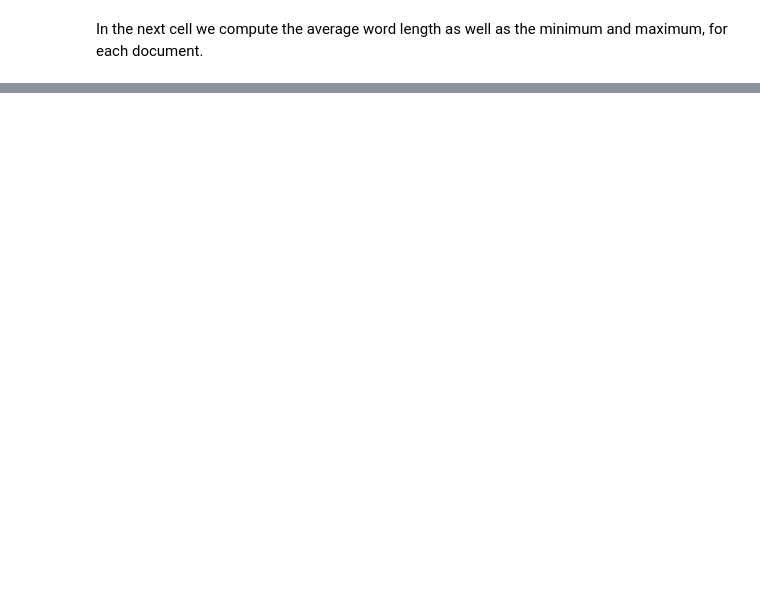
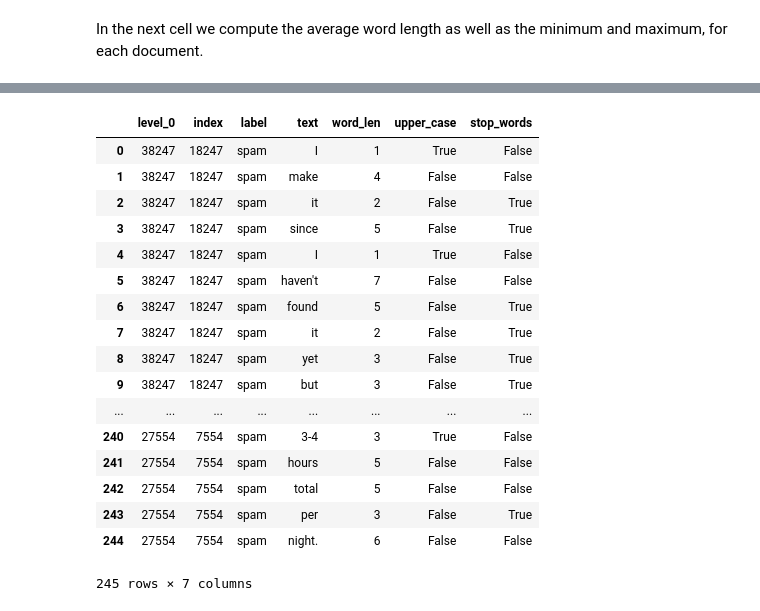
Before and after one commit to willb/openshift-ml-workflows-workshop, a Jupyter notebook: 02a-feature-engineering.ipynb, the cells around one changed output, grey strips where cells are left out. Saved outputs shown, nothing was run; the diff lists cells and outputs as text; code cells hidden in the pictures; blank space fills up the shorter version.

```diff
--- a/02a-feature-engineering.ipynb
+++ b/02a-feature-engineering.ipynb
@@ -119,9 +150,10 @@ df_summaries["90 quantile"]= df_explode.groupby('level_0')['word_len'].quantile(
 # %%
+#Let's also count the number of
 #number of words containing atleast one capital letter.
 #item.islower returns true if all characters are lowercase, else false.
 #note: isupper only returns true if all characters are upper case.
 def caps(word):
     return not word.islower()
-df_explode["upper_case"]=df_explode['text'].apply(caps)
-df_summaries["upper_case"] = df_explode.groupby('level_0')['upper_case'].sum()
+df_samp_explode["upper_case"]=df_samp_explode['text'].apply(caps)
+df_summaries["upper_case"] = df_samp_explode.groupby('level_0')['upper_case'].sum()
 # %%
@@ -134,7 +171,28 @@ from sklearn.feature_extraction.stop_words import ENGLISH_STOP_WORDS
 def isstopword(word):
     return word in ENGLISH_STOP_WORDS
 
-df_explode["stop_words"]=df_explode['text'].apply(isstopword)
+df_samp_explode["stop_words"]=df_samp_explode['text'].apply(isstopword)
+# %%
+df_samp_explode
+# %% [output]
+|  | level_0 | index | label | text | word_len | upper_case | stop_words |
+| 0 | 38247 | 18247 | spam | I | 1 | True | False |
+| 1 | 38247 | 18247 | spam | make | 4 | False | False |
+| 2 | 38247 | 18247 | spam | it | 2 | False | True |
+| 3 | 38247 | 18247 | spam | since | 5 | False | True |
+| 4 | 38247 | 18247 | spam | I | 1 | True | False |
+| 5 | 38247 | 18247 | spam | haven't | 7 | False | False |
+| 6 | 38247 | 18247 | spam | found | 5 | False | True |
+| 7 | 38247 | 18247 | spam | it | 2 | False | True |
+| 8 | 38247 | 18247 | spam | yet | 3 | False | True |
+| 9 | 38247 | 18247 | spam | but | 3 | False | True |
+| ... | ... | ... | ... | ... | ... | ... | ... |
+| 240 | 27554 | 7554 | spam | 3-4 | 3 | True | False |
+| 241 | 27554 | 7554 | spam | hours | 5 | False | False |
+| 242 | 27554 | 7554 | spam | total | 5 | False | False |
+| 243 | 27554 | 7554 | spam | per | 3 | False | True |
+| 244 | 27554 | 7554 | spam | night. | 6 | False | False |
+245 rows × 7 columns
 # %%
 df_summaries["stop_words"] = df_explode.groupby('level_0')['stop_words'].sum()
 # %%
```
Also changed, not shown: parts of 18 cells of this notebook.
